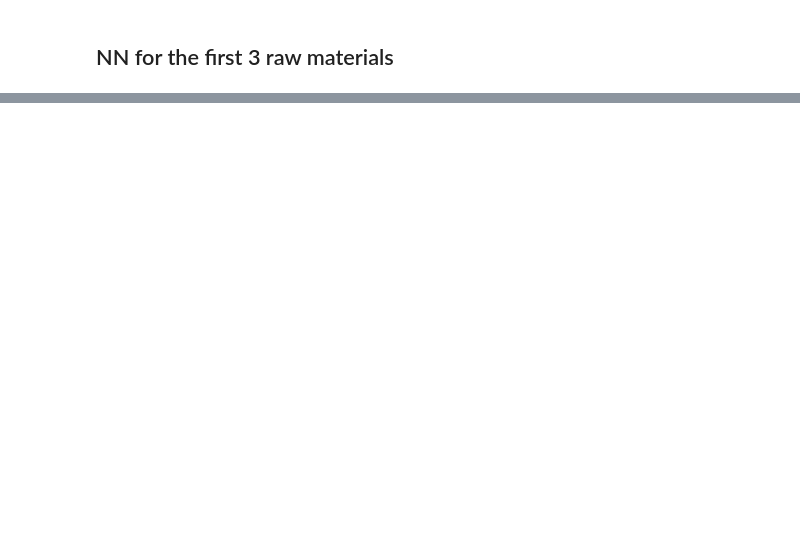
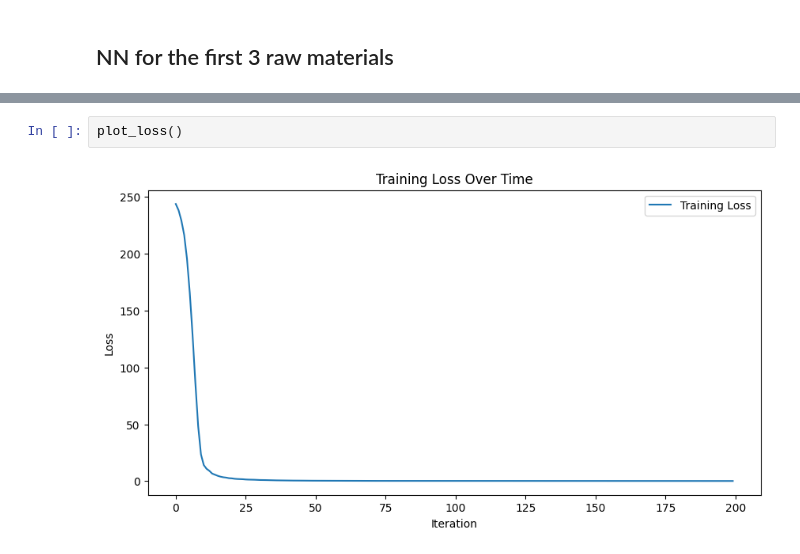
Before and after one commit to pedro-ddomingues/PEC, a Jupyter notebook: NNs.ipynb, the cells around one changed output, grey strips where cells are left out. Cells and saved outputs as stored; diff of their text form; blank space fills up the shorter version.

```diff
--- a/NNs.ipynb
+++ b/NNs.ipynb
@@ -311,0 +399,4 @@ Example predictions:
+# %%
+plot_loss()
+# %% [output]
+[figure, added]
```
Also changed, not shown: parts of 14 cells of this notebook, 7 other files.
